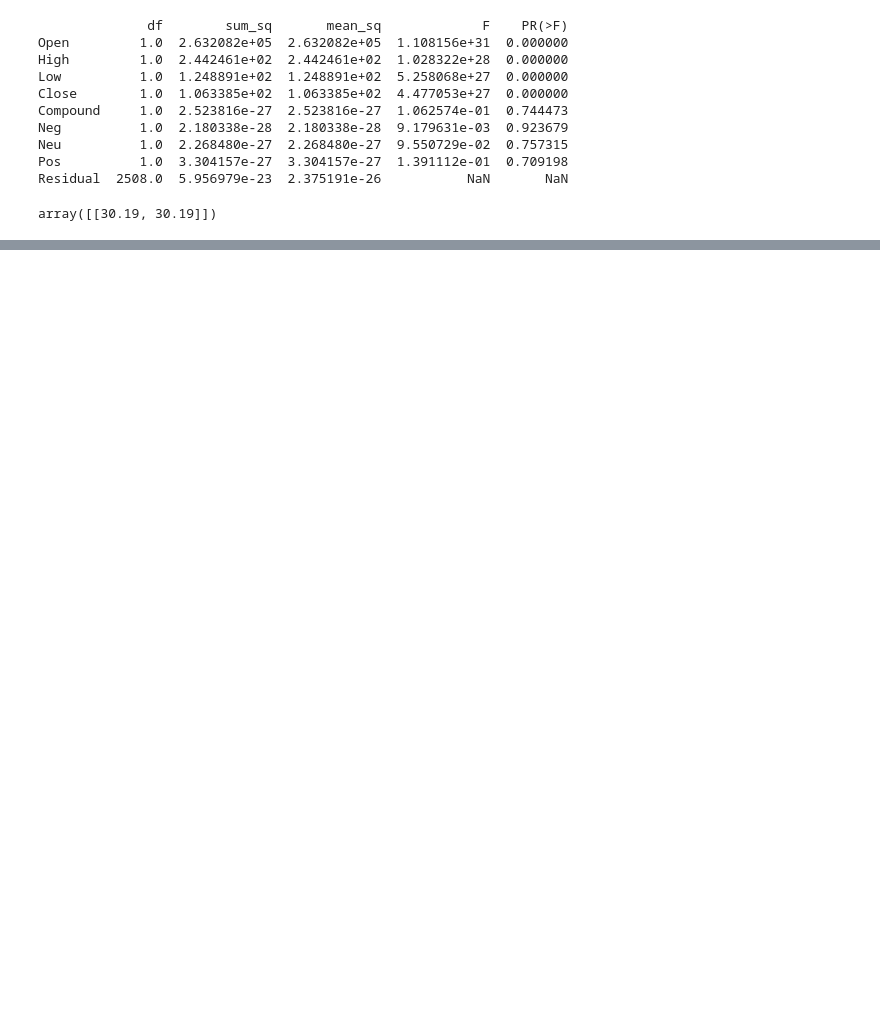
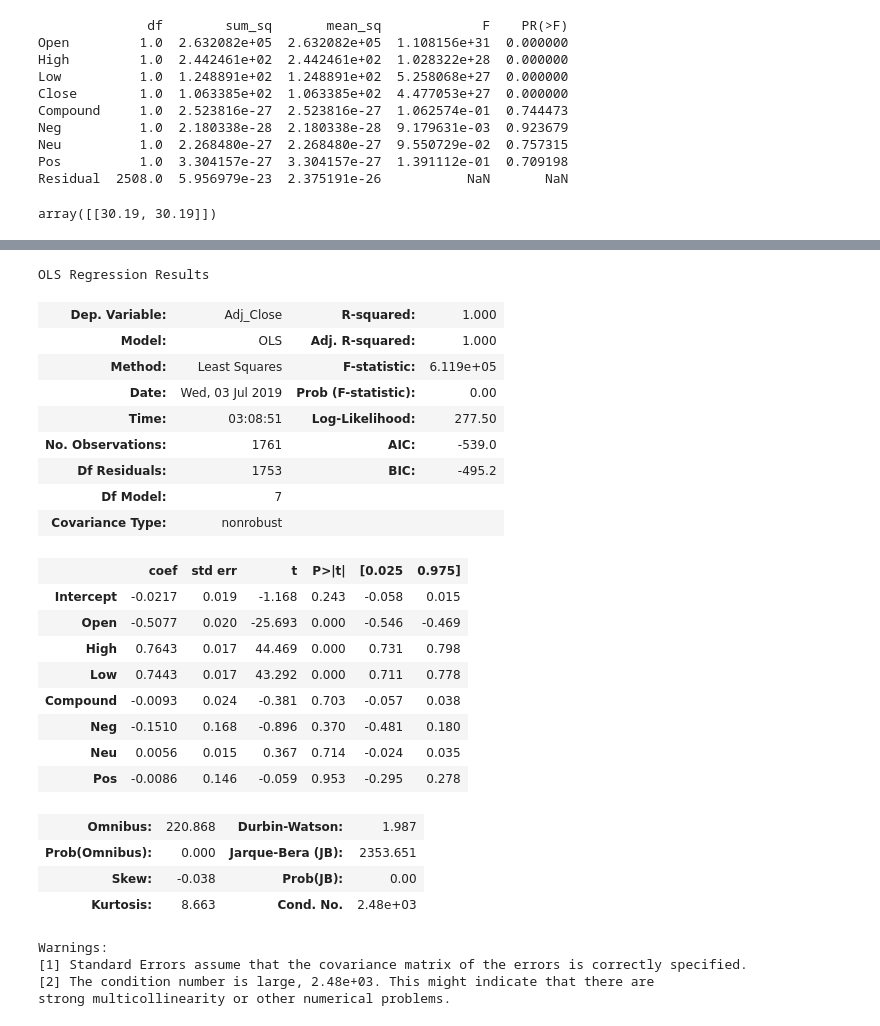
Before and after one commit to micattia/Capstone, a Jupyter notebook: 05_Exprimental_Test.ipynb, the cells around one changed output, grey strips where cells are left out. Saved outputs shown, nothing was run; the diff lists cells and outputs as text; code cells hidden in the pictures; blank space fills up the shorter version.

```diff
--- a/05_Exprimental_Test.ipynb
+++ b/05_Exprimental_Test.ipynb
@@ -177,0 +178,48 @@ Length: 756, dtype: float64
+# %%
+################################################################################
+# TEST 2
+# TESTING DIFFRENT PREDECTION - SIMPLE LINIER REGRESSION
+# REMOVE CLOSE COLUMN AS IT IS THE SAME VALUE AS ADJ_CLOSE
+# TEST SHOWS WHEN REMOVING THE ACCURACY WAS DECREASED
+# SPLITING THE DATA INTO TRAINING SET AND TEST SET
+# THEN BUILDONG THE MODEL BASED ON THE TRAINING SET
+################################################################################
+#from patsy import dmatrices
+#from sklearn.model_selection import train_test_split
+#import statsmodels.discrete.discrete_model as sm
+#import statsmodels.api as sm1
+
+train_set, test_set = train_test_split(dfMS, train_size=0.7, random_state=1)
+
+y_train, X_train = dmatrices('Adj_Close ~ Open + High + Low + Compound + Neg + Neu + Pos', train_set, return_type = 'dataframe')
+linier = sm1.OLS(y_train , X_train)
+linreg = linier.fit()
+linreg.summary()
+# %% [output]
+OLS Regression Results
+| Dep. Variable: | Adj_Close | R-squared: | 1.000 |
+| Model: | OLS | Adj. R-squared: | 1.000 |
+| Method: | Least Squares | F-statistic: | 6.119e+05 |
+| Date: | Wed, 03 Jul 2019 | Prob (F-statistic): | 0.00 |
+| Time: | 03:08:51 | Log-Likelihood: | 277.50 |
+| No. Observations: | 1761 | AIC: | -539.0 |
+| Df Residuals: | 1753 | BIC: | -495.2 |
+| Df Model: | 7 |  |  |
+| Covariance Type: | nonrobust |  |  |
+|  | coef | std err | t | P>|t| | [0.025 | 0.975] |
+| Intercept | -0.0217 | 0.019 | -1.168 | 0.243 | -0.058 | 0.015 |
+| Open | -0.5077 | 0.020 | -25.693 | 0.000 | -0.546 | -0.469 |
+| High | 0.7643 | 0.017 | 44.469 | 0.000 | 0.731 | 0.798 |
+| Low | 0.7443 | 0.017 | 43.292 | 0.000 | 0.711 | 0.778 |
+| Compound | -0.0093 | 0.024 | -0.381 | 0.703 | -0.057 | 0.038 |
+| Neg | -0.1510 | 0.168 | -0.896 | 0.370 | -0.481 | 0.180 |
+| Neu | 0.0056 | 0.015 | 0.367 | 0.714 | -0.024 | 0.035 |
+| Pos | -0.0086 | 0.146 | -0.059 | 0.953 | -0.295 | 0.278 |
+| Omnibus: | 220.868 | Durbin-Watson: | 1.987 |
+| Prob(Omnibus): | 0.000 | Jarque-Bera (JB): | 2353.651 |
+| Skew: | -0.038 | Prob(JB): | 0.00 |
+| Kurtosis: | 8.663 | Cond. No. | 2.48e+03 |
+Warnings:
+[1] Standard Errors assume that the covariance matrix of the errors is correctly specified.
+[2] The condition number is large, 2.48e+03. This might indicate that there are
+strong multicollinearity or other numerical problems.
```
Also changed, not shown: parts of 10 cells of this notebook.
